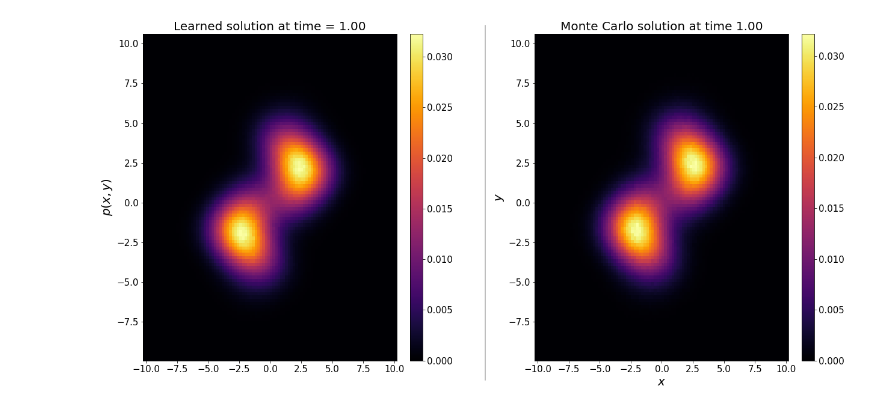
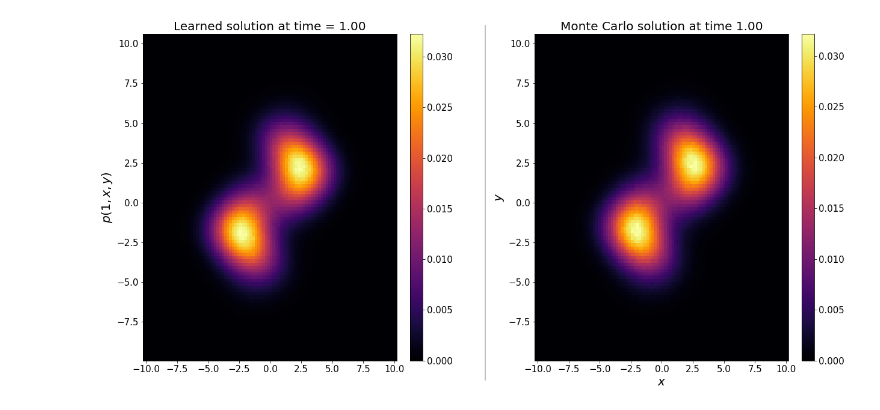
Before and after one commit to pinakm9/fp-solvers, a Jupyter notebook: plotters/Thomas-time.ipynb, the cells around one changed output. Cells and saved outputs as stored; diff of their text form; code cells hidden in the pictures.

```diff
--- a/plotters/Thomas-time.ipynb
+++ b/plotters/Thomas-time.ipynb
@@ -44,37 +44,37 @@ ax_1m.tick_params(axis='both', which='minor', labelsize=tick_size)
 
 # write titles and labels
 ax_1l.set_title('Learned solution at time = {:.2f}'.format(t), fontsize=title_size)
-ax_1l.set_ylabel(r'$p(x, y)$', fontsize=ylabel_size)
+ax_1l.set_ylabel(r'$p(1, x, y)$', fontsize=ylabel_size)
 ax_1m.set_title('Monte Carlo solution at time {:.2f}'.format(t), fontsize=title_size)
 ax_1m.set_xlabel(r'$x$', fontsize=xlabel_size)
 ax_1m.set_ylabel(r'$y$', fontsize=ylabel_size)
 
 
 x = np.load('../non-grad3D/data/Thomas/x_t.npy')
 y = np.load('../non-grad3D/data/Thomas/y_t.npy')
 z = np.load('../non-grad3D/data/Thomas/z_t.npy')
 
 
 p_1m = np.load('{}/p_1m_t.npy'.format(save_folder))
 im = ax_1m.pcolormesh(x, y, p_1m.T, cmap='inferno', shading='auto')
 cbar_1m = fig_all.colorbar(im, cax=cax_4, ax=ax_1m)
 cbar_1m.ax.tick_params(labelsize=cbar_tick_size)
 ax_1m.set_aspect("auto")
 
 
 p_1l = np.load('{}/p_1l_t.npy'.format(save_folder))
 im = ax_1l.pcolormesh(x, y, p_1l.T, cmap='inferno', shading='auto')
 cbar_1l = fig_all.colorbar(im, cax=cax_1, ax=ax_1l)
 cbar_1l.ax.tick_params(labelsize=cbar_tick_size)
 ax_1l.set_aspect("auto")
 
 
 # plot and save
 fig_all.subplots_adjust(wspace=0.4, hspace=0.2)
 # Get the bounding boxes of the axes including text decorations
 x = 0.475
 line = plt.Line2D([x+.045,x+.045],[0.08,0.9], transform=fig_all.transFigure, color=line_color)
 fig_all.add_artist(line)
 plt.savefig('../plots/Thomas-time.png')
 # %% [output]
-[figure, old version]
+[figure, new version]
```
Also changed, not shown: 52 other files.
